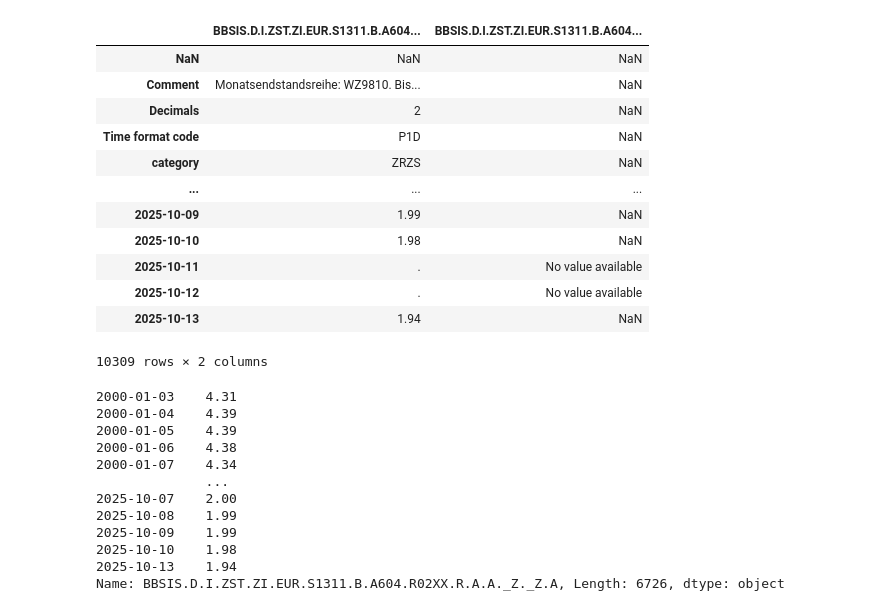
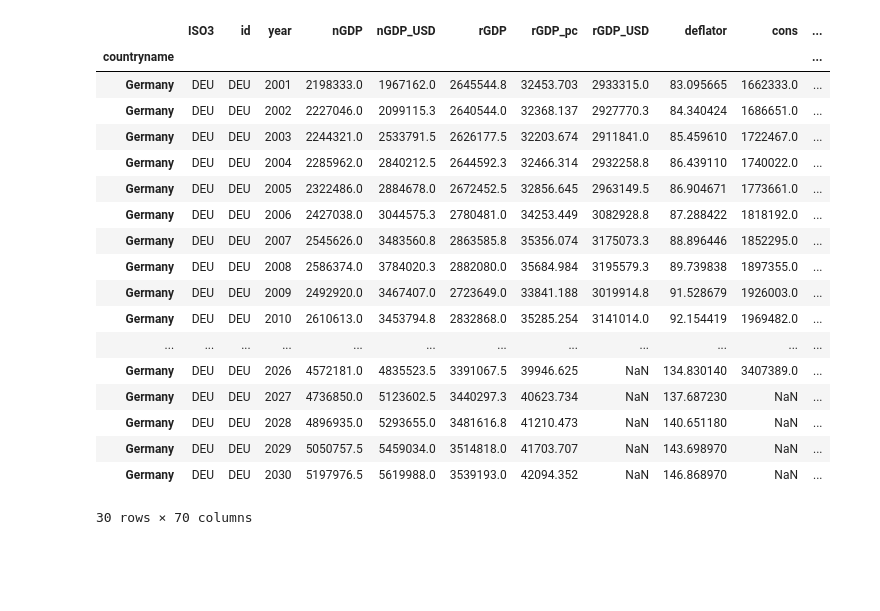
Before and after one commit to jeanlouvaleau/ML-for-trading-project, a Jupyter notebook: data.ipynb, the cells around one changed output. Cells and saved outputs as stored; diff of their text form; code cells hidden in the pictures; blank space fills up the shorter version.

Commit message:
ajout data

```diff
--- a/data.ipynb
+++ b/data.ipynb
@@ -5,36 +5,19 @@ import os
 import re
 # %%
 
-folder = r"C:\Users\jean-\Desktop\Cours ENSAE\3A ENSAE\ML for trading\Projet\ML-for-trading-project\Données projet\yield curve history Germany"
+# folder = r"C:\Users\jean-\Desktop\Cours ENSAE\3A ENSAE\ML for trading\Projet\ML-for-trading-project\Données projet\yield curve history Germany"
 
-# List all files in the folder
-files = os.listdir(folder)
+# # List all files in the folder
+# files = os.listdir(folder)
 
-def extract_year(filename):
-    match = re.search(r'R(\d{2})XX', filename)
-    return match.group(1) if match else None
+# def extract_year(filename):
+#     match = re.search(r'R(\d{2})XX', filename)
+#     return match.group(1) if match else None
 
-# Create the dictionary of DataFrames with desired names
-yields_germany = {
-    f"yields Germany {extract_year(file)} years": pd.read_csv(os.path.join(folder, file),index_col =0)
-    for file in files if extract_year(file) is not None
-}
+# # Create the dictionary of DataFrames with desired names
+# yields_germany = {
+#     f"yields Germany {extract_year(file)} years": pd.read_csv(os.path.join(folder, file),index_col =0)
+#     for file in files if extract_year(file) is not None
+# }
 
-list_years = [extract_year(file) for file in files if extract_year(file) is not None]
-
-# Example: access a DataFrame
-yields_germany["yields Germany 02 years"]
+# list_years = [extract_year(file) for file in files if extract_year(file) is not None]
-# %% [output]
-|  | BBSIS.D.I.ZST.ZI.EUR.S1311.B.A604... | BBSIS.D.I.ZST.ZI.EUR.S1311.B.A604... |
-| NaN | NaN | NaN |
-| Comment | Monatsendstandsreihe: WZ9810. Bis... | NaN |
-| Decimals | 2 | NaN |
-| Time format code | P1D | NaN |
-| category | ZRZS | NaN |
-| ... | ... | ... |
-| 2025-10-09 | 1.99 | NaN |
-| 2025-10-10 | 1.98 | NaN |
-| 2025-10-11 | . | No value available |
-| 2025-10-12 | . | No value available |
-| 2025-10-13 | 1.94 | NaN |
-10309 rows × 2 columns
@@ -52,15 +54,24 @@ for year in list_years:
-# %%
-yields_germany["yields Germany 02 years"]
-# %% [output]
-2000-01-03    4.31
-2000-01-04    4.39
-2000-01-05    4.39
-2000-01-06    4.38
-2000-01-07    4.34
-              ...
-2025-10-07    2.00
-2025-10-08    1.99
-2025-10-09    1.99
-2025-10-10    1.98
-2025-10-13    1.94
-Name: BBSIS.D.I.ZST.ZI.EUR.S1311.B.A604.R02XX.R.A.A._Z._Z.A, Length: 6726, dtype: object
+# %%
+df = pd.read_csv('./Données projet/GMD.csv', index_col=0)
+# %%
+df[df.index.isin(['Germany'])].tail(30)
+# %% [output]
+|  | ISO3 | id | year | nGDP | nGDP_USD | rGDP | rGDP_pc | rGDP_USD | deflator | cons | ... |
+| countryname |  |  |  |  |  |  |  |  |  |  | ... |
+| Germany | DEU | DEU | 2001 | 2198333.0 | 1967162.0 | 2645544.8 | 32453.703 | 2933315.0 | 83.095665 | 1662333.0 | ... |
+| Germany | DEU | DEU | 2002 | 2227046.0 | 2099115.3 | 2640544.0 | 32368.137 | 2927770.3 | 84.340424 | 1686651.0 | ... |
+| Germany | DEU | DEU | 2003 | 2244321.0 | 2533791.5 | 2626177.5 | 32203.674 | 2911841.0 | 85.459610 | 1722467.0 | ... |
+| Germany | DEU | DEU | 2004 | 2285962.0 | 2840212.5 | 2644592.3 | 32466.314 | 2932258.8 | 86.439110 | 1740022.0 | ... |
+| Germany | DEU | DEU | 2005 | 2322486.0 | 2884678.0 | 2672452.5 | 32856.645 | 2963149.5 | 86.904671 | 1773661.0 | ... |
+| Germany | DEU | DEU | 2006 | 2427038.0 | 3044575.3 | 2780481.0 | 34253.449 | 3082928.8 | 87.288422 | 1818192.0 | ... |
+| Germany | DEU | DEU | 2007 | 2545626.0 | 3483560.8 | 2863585.8 | 35356.074 | 3175073.3 | 88.896446 | 1852295.0 | ... |
+| Germany | DEU | DEU | 2008 | 2586374.0 | 3784020.3 | 2882080.0 | 35684.984 | 3195579.3 | 89.739838 | 1897355.0 | ... |
+| Germany | DEU | DEU | 2009 | 2492920.0 | 3467407.0 | 2723649.0 | 33841.188 | 3019914.8 | 91.528679 | 1926003.0 | ... |
+| Germany | DEU | DEU | 2010 | 2610613.0 | 3453794.8 | 2832868.0 | 35285.254 | 3141014.0 | 92.154419 | 1969482.0 | ... |
+| ... | ... | ... | ... | ... | ... | ... | ... | ... | ... | ... | ... |
+| Germany | DEU | DEU | 2026 | 4572181.0 | 4835523.5 | 3391067.5 | 39946.625 | NaN | 134.830140 | 3407389.0 | ... |
+| Germany | DEU | DEU | 2027 | 4736850.0 | 5123602.5 | 3440297.3 | 40623.734 | NaN | 137.687230 | NaN | ... |
+| Germany | DEU | DEU | 2028 | 4896935.0 | 5293655.0 | 3481616.8 | 41210.473 | NaN | 140.651180 | NaN | ... |
+| Germany | DEU | DEU | 2029 | 5050757.5 | 5459034.0 | 3514818.0 | 41703.707 | NaN | 143.698970 | NaN | ... |
+| Germany | DEU | DEU | 2030 | 5197976.5 | 5619988.0 | 3539193.0 | 42094.352 | NaN | 146.868970 | NaN | ... |
+30 rows × 70 columns
```
Also changed, not shown: parts of 2 cells of this notebook, 2 other files.
